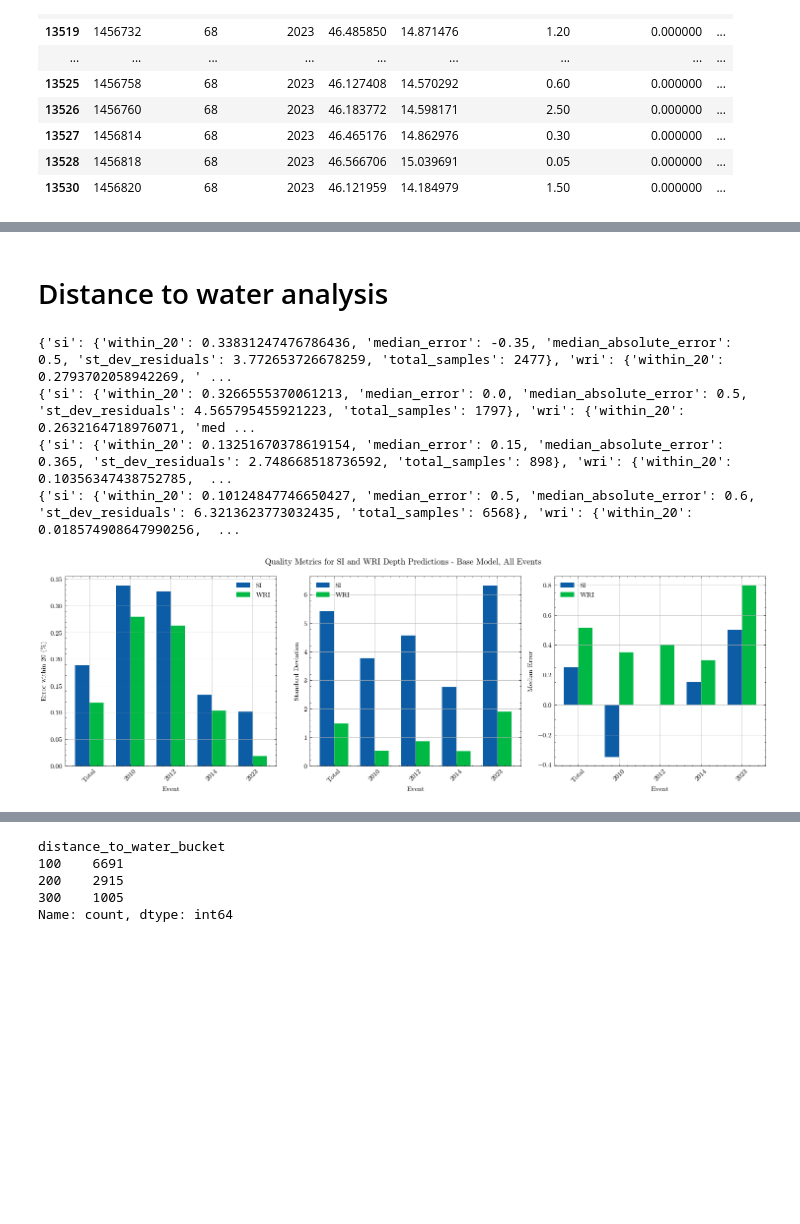
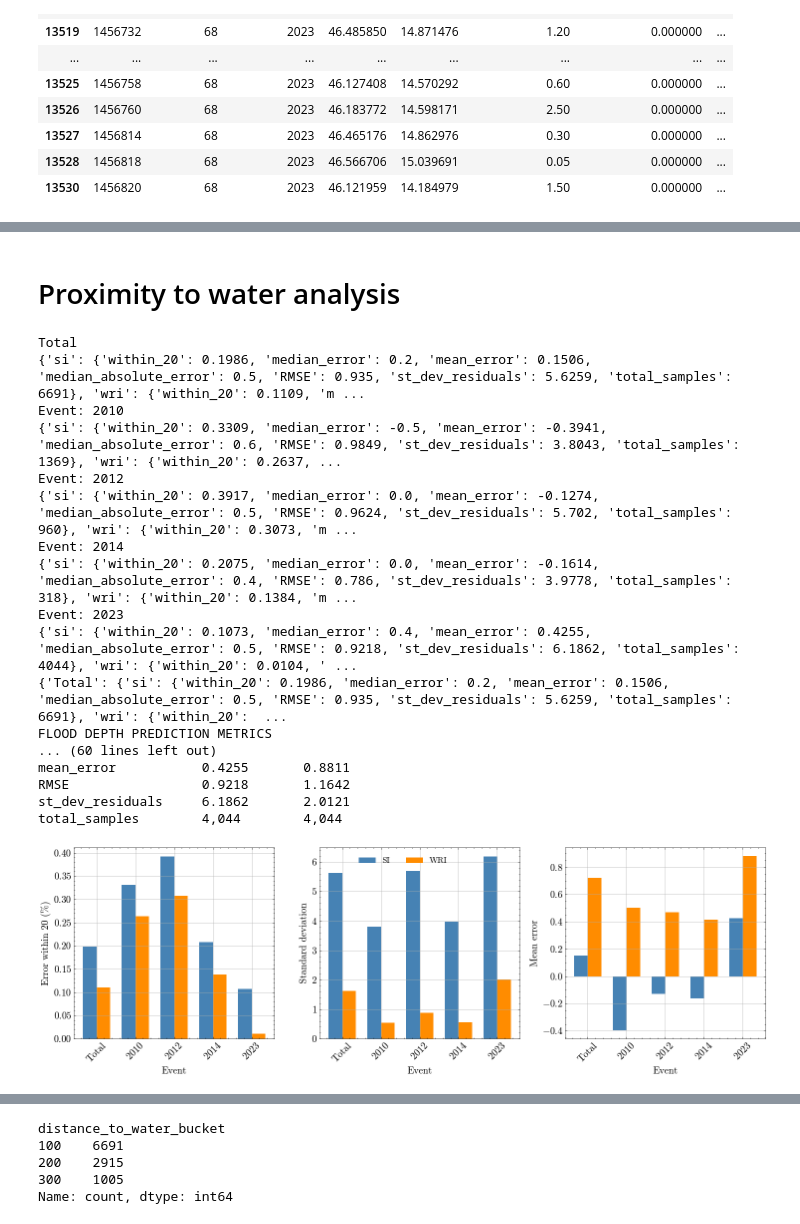
Before and after one commit to KubeljK/cvar-masters, a Jupyter notebook: notebooks/009-kk-compare-flood-depths-model-results.ipynb, the cells around one changed output, grey strips where cells are left out. Drawn from its saved outputs; the diff is of its cells as text; code cells hidden in the pictures; blank space fills up the shorter version.

```diff
--- a/notebooks/009-kk-compare-flood-depths-model-results.ipynb
+++ b/notebooks/009-kk-compare-flood-depths-model-results.ipynb
@@ -269,11 +296,11 @@ plot_errors_histogram(df, "measured_depth", "predicted_wri_depth", title="Measur
 # %%
 df["predicted_si_depth_bias_adjusted"] = df.groupby("DogodekId").apply(
-    lambda x: (x["predicted_si_depth"] + (x["si_error"]).median()).clip(lower=0)
+    lambda x: (x["predicted_si_depth"] + (x["si_error"]).mean()).clip(lower=0)
 ).reset_index(level=0, drop=True)
 
 
 df["predicted_wri_depth_bias_adjusted"] = df.groupby("DogodekId").apply(
-    lambda x: (x["predicted_wri_depth"] + (x["wri_error"]).median()).clip(lower=0)
+    lambda x: (x["predicted_wri_depth"] + (x["wri_error"]).mean()).clip(lower=0)
 ).reset_index(level=0, drop=True)
 # %%
 df.tail(20)
@@ -337,0 +392,18 @@ plt.show()
+# %%
+print(f"Total")
+_df = df.copy()
+# _df = _df[_df["distance_to_water"]<100]
+print(quality_metrics.get_metrics(_df["measured_depth"], _df["predicted_si_depth_bias_adjusted"]))
+print(quality_metrics.get_metrics(_df["measured_depth"], _df["predicted_wri_depth_bias_adjusted"]))
+print("-"*100)
+
+for event_label in events:
+    print(f"Event: {event_label}")
+    _df = df.copy()
+    _df = _df[_df["DogodekLabel"]==event_label]
+    # _df = _df[_df["distance_to_water"]<100]
+    print("SI IKG")
+    print("    ", quality_metrics.get_metrics(_df["measured_depth"], _df["predicted_si_depth_bias_adjusted"]))
+    print("WRI Aqueduct")
+    print("    ", quality_metrics.get_metrics(_df["measured_depth"], _df["predicted_wri_depth_bias_adjusted"]))
+    print("-"*100)
@@ -338,2 +555,2 @@ plt.show()
 # %% [markdown]
-# Distance to water analysis
+# Proximity to water analysis
@@ -421,12 +557,25 @@ def plot_quality_metrics(df, events, bias_adjusted: bool = False, figtitle: str
 # %%
+_df = df.copy()
+_df = _df[_df["distance_to_water"]<100]
 
-_df = df.copy()
-# _df = _df[_df["distance_to_water"]<100]
-
-fig = plot_quality_metrics(_df, events, figtitle="Quality Metrics for SI and WRI Depth Predictions - Base Model, All Events")
+fig = plot_quality_metrics(_df, events)#, figtitle="Quality Metrics for SI and WRI Depth Predictions - Base Model, Distance to Water < 100m")
+plt.savefig("/Users/klemenkubelj/Documents/school/graduate/masters/code/cvar-masters-thesis-2025/figures/05/regression_metrics_100m.pdf", dpi=300, bbox_inches="tight")
 # %% [output]
-{'si': {'within_20': 0.33831247476786436, 'median_error': -0.35, 'median_absolute_error': 0.5, 'st_dev_residuals': 3.772653726678259, 'total_samples': 2477}, 'wri': {'within_20': 0.2793702058942269, ' ...
-{'si': {'within_20': 0.3266555370061213, 'median_error': 0.0, 'median_absolute_error': 0.5, 'st_dev_residuals': 4.565795455921223, 'total_samples': 1797}, 'wri': {'within_20': 0.2632164718976071, 'med ...
-{'si': {'within_20': 0.13251670378619154, 'median_error': 0.15, 'median_absolute_error': 0.365, 'st_dev_residuals': 2.748668518736592, 'total_samples': 898}, 'wri': {'within_20': 0.10356347438752785,  ...
-{'si': {'within_20': 0.10124847746650427, 'median_error': 0.5, 'median_absolute_error': 0.6, 'st_dev_residuals': 6.3213623773032435, 'total_samples': 6568}, 'wri': {'within_20': 0.018574908647990256,  ...
+Total
+{'si': {'within_20': 0.1986, 'median_error': 0.2, 'mean_error': 0.1506, 'median_absolute_error': 0.5, 'RMSE': 0.935, 'st_dev_residuals': 5.6259, 'total_samples': 6691}, 'wri': {'within_20': 0.1109, 'm ...
+Event: 2010
+{'si': {'within_20': 0.3309, 'median_error': -0.5, 'mean_error': -0.3941, 'median_absolute_error': 0.6, 'RMSE': 0.9849, 'st_dev_residuals': 3.8043, 'total_samples': 1369}, 'wri': {'within_20': 0.2637, ...
+Event: 2012
+{'si': {'within_20': 0.3917, 'median_error': 0.0, 'mean_error': -0.1274, 'median_absolute_error': 0.5, 'RMSE': 0.9624, 'st_dev_residuals': 5.702, 'total_samples': 960}, 'wri': {'within_20': 0.3073, 'm ...
+Event: 2014
+{'si': {'within_20': 0.2075, 'median_error': 0.0, 'mean_error': -0.1614, 'median_absolute_error': 0.4, 'RMSE': 0.786, 'st_dev_residuals': 3.9778, 'total_samples': 318}, 'wri': {'within_20': 0.1384, 'm ...
+Event: 2023
+{'si': {'within_20': 0.1073, 'median_error': 0.4, 'mean_error': 0.4255, 'median_absolute_error': 0.5, 'RMSE': 0.9218, 'st_dev_residuals': 6.1862, 'total_samples': 4044}, 'wri': {'within_20': 0.0104, ' ...
+{'Total': {'si': {'within_20': 0.1986, 'median_error': 0.2, 'mean_error': 0.1506, 'median_absolute_error': 0.5, 'RMSE': 0.935, 'st_dev_residuals': 5.6259, 'total_samples': 6691}, 'wri': {'within_20':  ...
+FLOOD DEPTH PREDICTION METRICS
+... (60 lines left out)
+mean_error           0.4255       0.8811
+RMSE                 0.9218       1.1642
+st_dev_residuals     6.1862       2.0121
+total_samples        4,044        4,044
-[figure, old version]
+[figure, new version]
```
Also changed, not shown: parts of 31 cells of this notebook, 4 other files.
